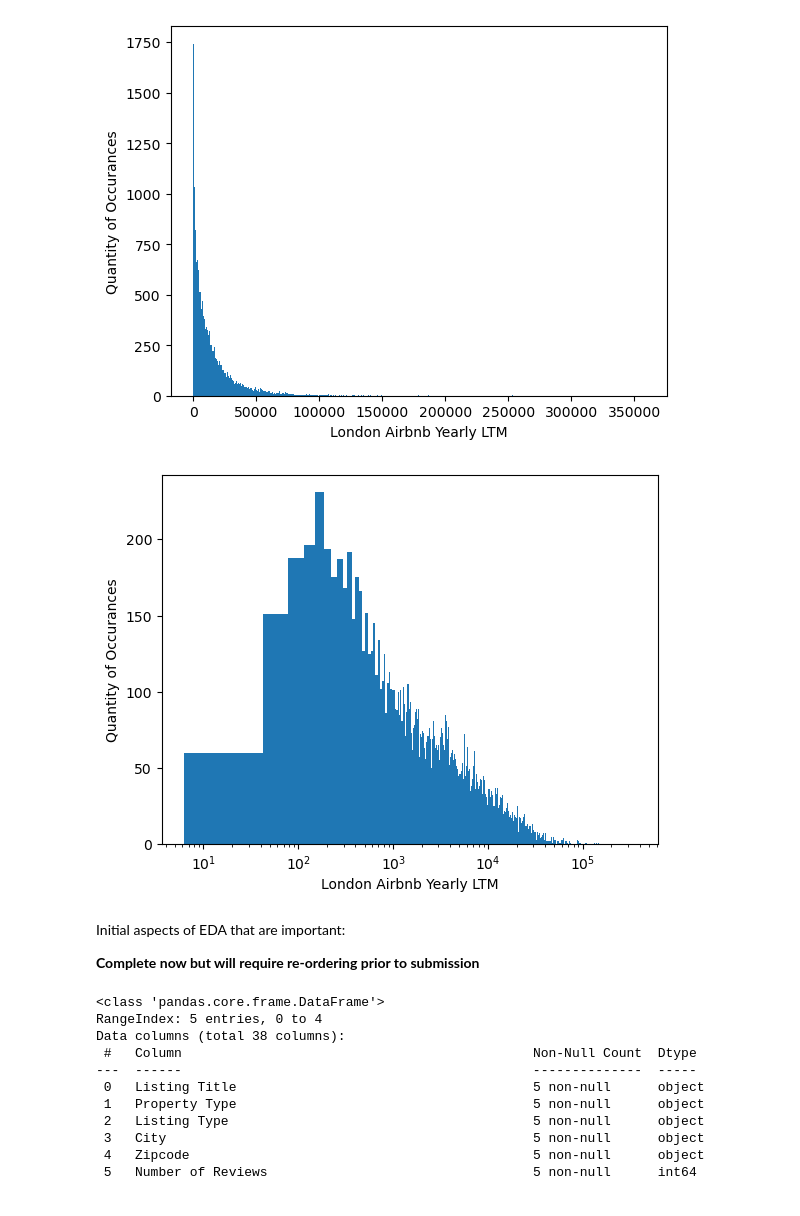
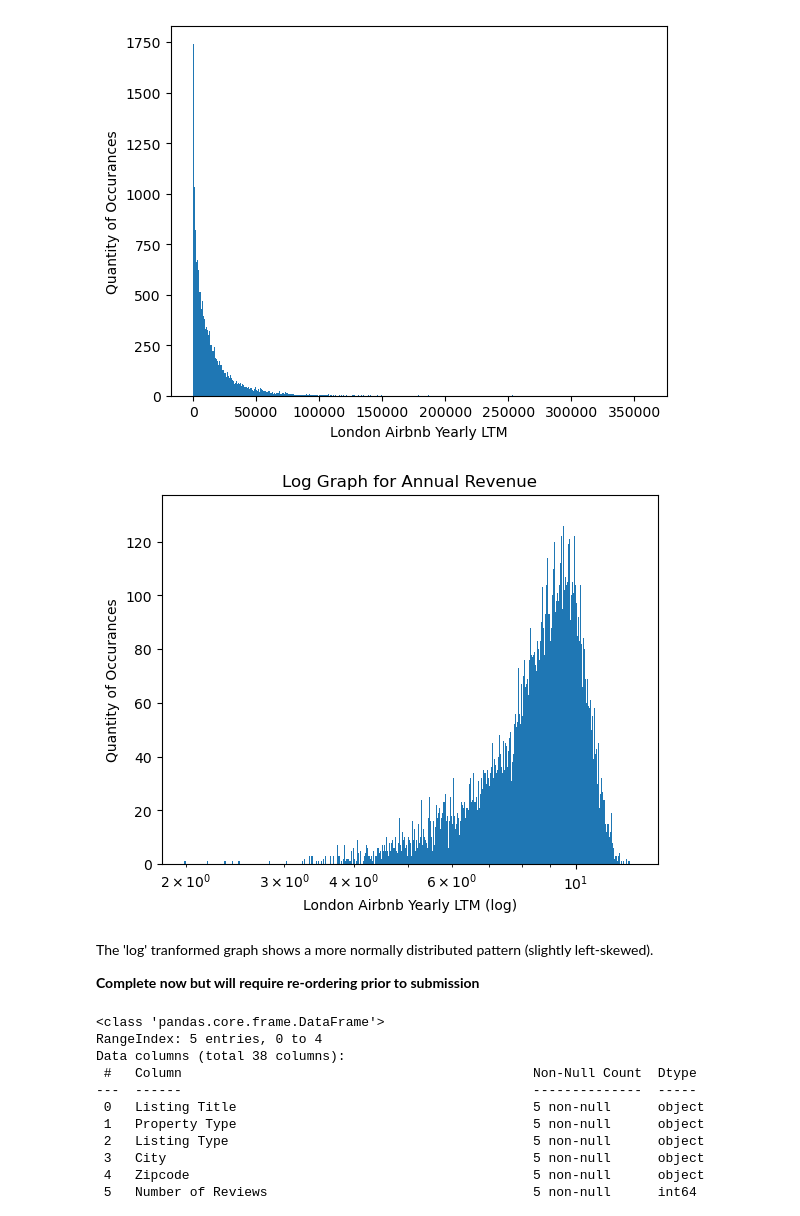
Before and after one commit to BMedlam/Accounting-For-Taste, a Jupyter notebook: EDA - Capstone.ipynb, the cells around one changed output. Cells and saved outputs as stored; diff of their text form; code cells hidden in the pictures.

```diff
--- a/EDA - Capstone.ipynb
+++ b/EDA - Capstone.ipynb
@@ -460,18 +557,22 @@ plt.ylabel('Quantity of Occurances')
 plt.show()
 # %% [output]
 [figure]
+# %%
+# Log scale all columns, add 1 to avoid taking the log of 0
+y_log = np.log(y + 1)
 # %%
 # Plot the same graph but using a 'log' scale on the x-axis, to see how this alteres/improves the distribution
 plt.figure()
-plt.hist(airbnb_ldn['Annual Revenue LTM (Native)'], bins=10000)
-plt.xlabel('London Airbnb Yearly LTM')
+plt.hist(y_log, bins=1000)
+plt.xlabel('London Airbnb Yearly LTM (log)')
 plt.ylabel('Quantity of Occurances')
+plt.title('Log Graph for Annual Revenue')
 plt.xscale('log')
 plt.show()
 # %% [output]
-[figure, old version]
+[figure, new version]
 # %% [markdown]
-Initial aspects of EDA that are important:
+The 'log' tranformed graph shows a more normally distributed pattern (slightly left-skewed).
 
 **Complete now but will require re-ordering prior to submission**
 # %%
```
Also changed, not shown: parts of 23 cells of this notebook.
